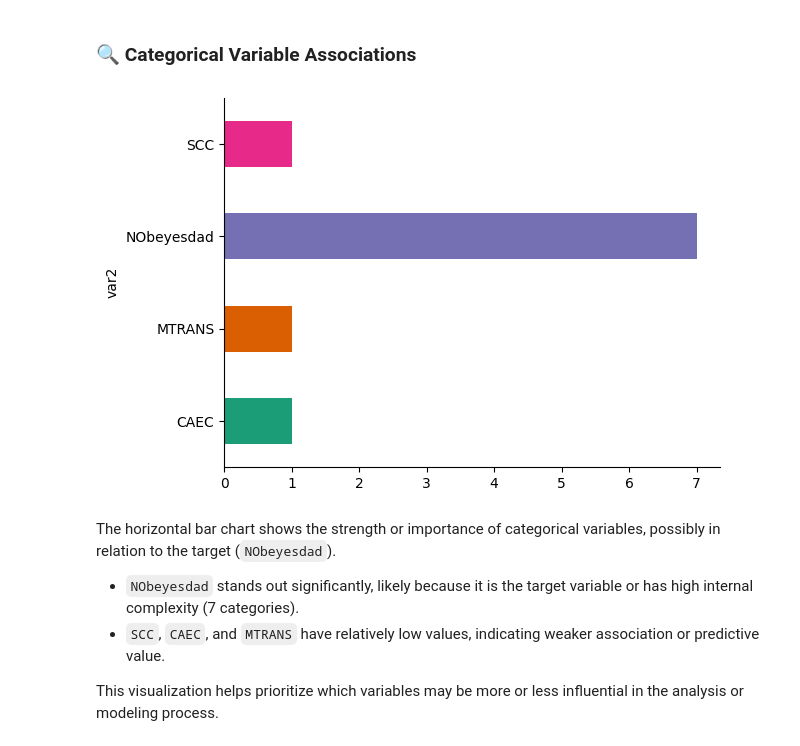
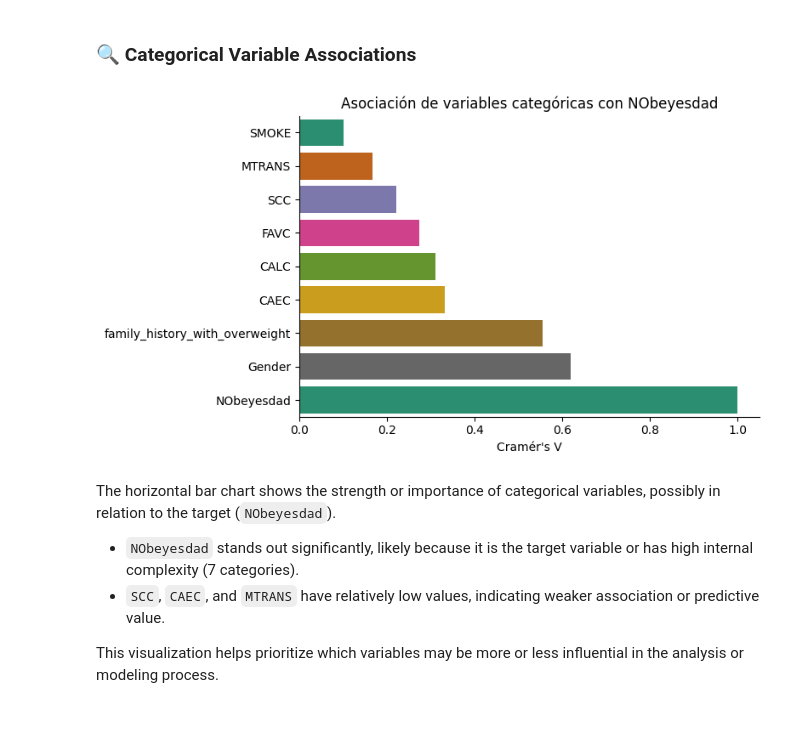
Before and after one commit to fergarcat/multiclass_prediction_obesity_risk, a Jupyter notebook: data/eda/EDA_obesity_risk.ipynb, the cells around one changed output. Drawn from its saved outputs; the diff is of its cells as text; code cells hidden in the pictures; blank space fills up the shorter version.

```diff
--- a/data/eda/EDA_obesity_risk.ipynb
+++ b/data/eda/EDA_obesity_risk.ipynb
@@ -12,11 +11,7 @@ import scipy.stats as ss
 from scipy.stats import chi2_contingency
 from itertools import combinations
 # %%
-csv_file_name = "train.csv"
-current_dir = os.getcwd() # Get the current working directory
-parent_dir = os.path.dirname(current_dir) # Get the parent directory
-csv_file_path = os.path.join(parent_dir,".kaggle", csv_file_name)
-data = pd.read_csv(csv_file_path)
+data = pd.read_csv('/content/train.csv')
 print("Shape of dataset:", data.shape)
 print("="*100)
 print(data.head()) # Display the first rows of the DataFrame
@@ -295,13 +292,30 @@ plt.show()
 | `SMOKE`                          | 0.10                          | **Very Weak**            | Little to no relationship with obesity class.                                 |
 # %% [markdown]
 ### 🔍 Categorical Variable Associations
-# %%
-from matplotlib import pyplot as plt
-import seaborn as sns
-_df_2.groupby('var2').size().plot(kind='barh', color=sns.palettes.mpl_palette('Dark2'))
-plt.gca().spines[['top', 'right',]].set_visible(False)
-# %% [output]
-[figure, removed]
+# %%
+# Extract and sort Cramér’s V values for each categorical variable vs. the target
+assoc = cramers_results['NObeyesdad'].sort_values(ascending=True)
+
+plt.figure(figsize=(8, 0.5 * len(assoc)))
+
+# Add hue=assoc.index and legend=False to avoid the FutureWarning when using palette
+sns.barplot(
+    x=assoc.values,
+    y=assoc.index,
+    hue=assoc.index,
+    palette='Dark2',
+    dodge=False,
+    legend=False
+)
+
+sns.despine(top=True, right=True)
+plt.xlabel("Cramér's V")
+plt.ylabel("")
+plt.title("Asociación de variables categóricas con NObeyesdad")
+plt.tight_layout()
+plt.show()
+# %% [output]
+[figure, added]
 # %% [markdown]
 The horizontal bar chart shows the strength or importance of categorical variables, possibly in relation to the target (`NObeyesdad`).
 
```
Also changed, not shown: parts of 9 cells of this notebook.
